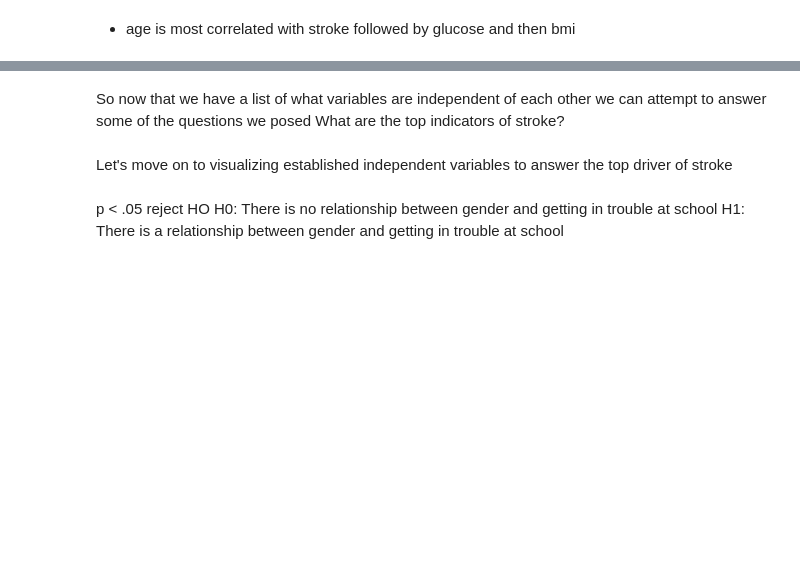
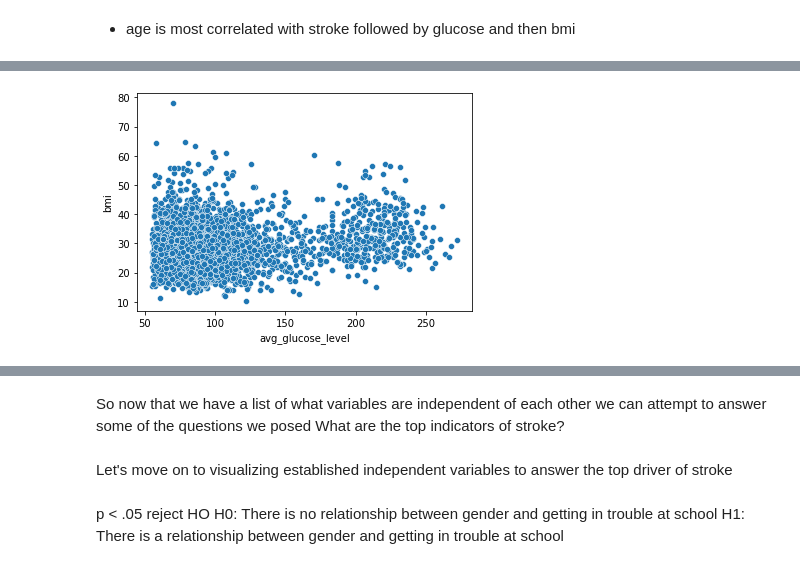
Before and after one commit to stroke-predictors/germain-capstone-stoke-prediction, a Jupyter notebook: explore-Sarah.ipynb, the cells around one changed output, grey strips where cells are left out. Saved outputs shown, nothing was run; the diff lists cells and outputs as text; code cells hidden in the pictures; blank space fills up the shorter version.

Commit message:
adjusting visuals

```diff
--- a/explore-Sarah.ipynb
+++ b/explore-Sarah.ipynb
@@ -114,0 +111,6 @@ plt.show()
+# %%
+#Multivariate Analysis with 3 variabls
+sns.scatterplot(train["avg_glucose_level"], train["bmi"])
+plt.show()
+# %% [output]
+[figure, added]
```
Also changed, not shown: parts of 21 cells of this notebook, 2 other files.
